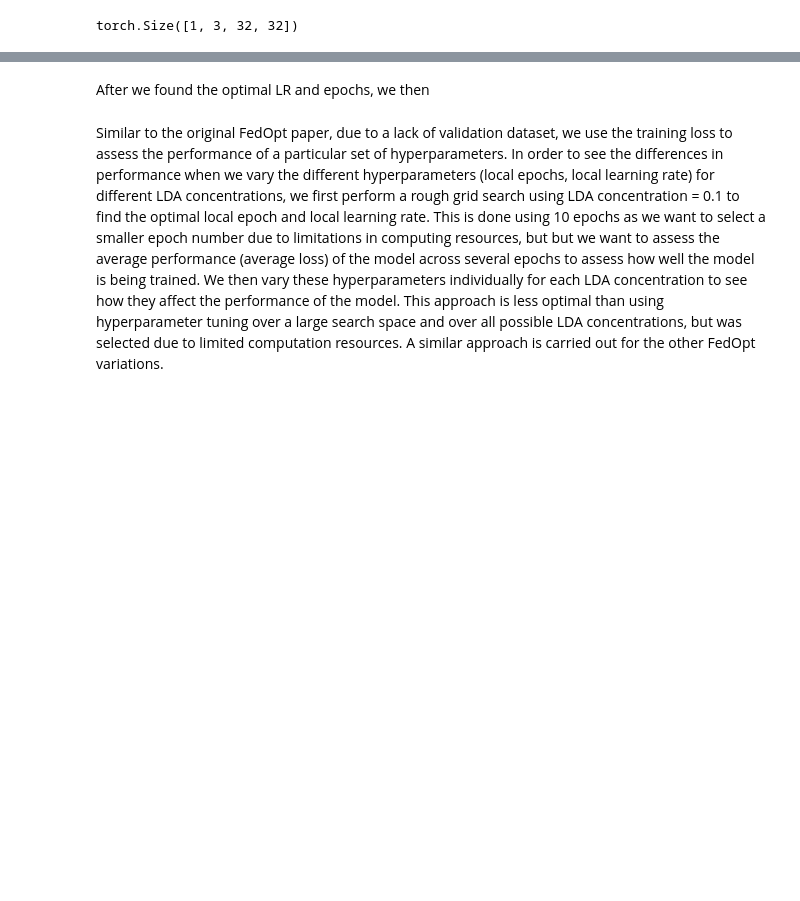
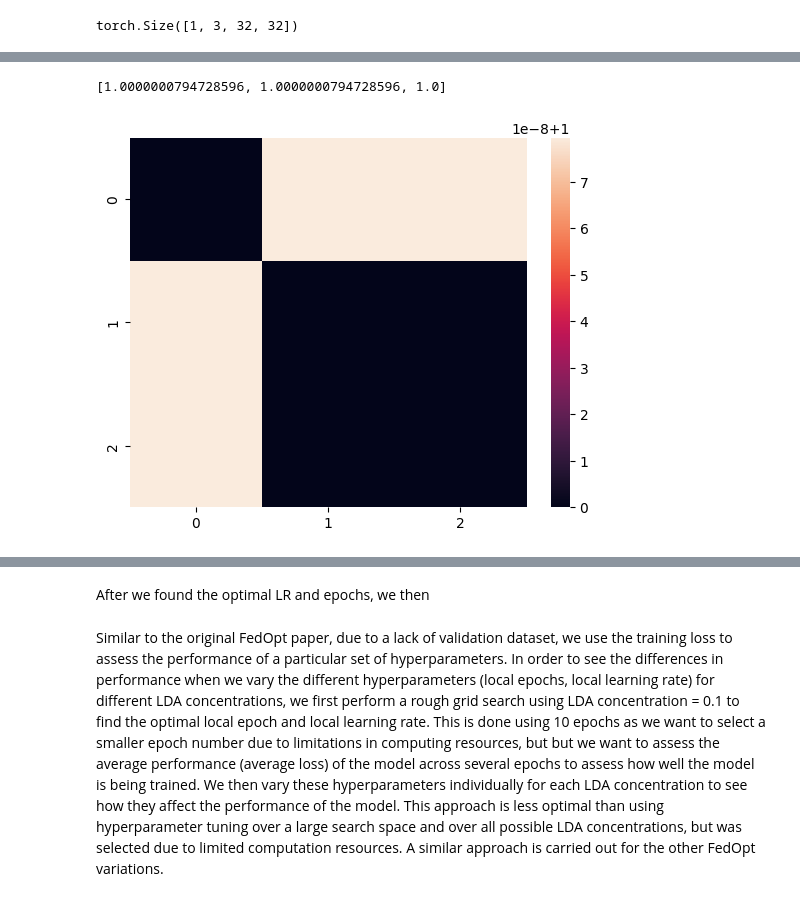
Before and after one commit to Tyv217/L361-Federated-Learning, a Jupyter notebook: projects/project.ipynb, the cells around one changed output, grey strips where cells are left out. Drawn from its saved outputs; the diff is of its cells as text; code cells hidden in the pictures; blank space fills up the shorter version.

```diff
--- a/projects/project.ipynb
+++ b/projects/project.ipynb
@@ -2180,6 +2180,61 @@ fedadam_activation1_lda=0.1 [[0.20296174 0.25898436 0.25844142 0.2270164  0.2474
   0.         0.         0.         0.         0.         0.
   0.         0.         0.        ]]
 [figure]
+# %%
+from numpy.linalg import norm
+
+def cosine_similarity(arr1, arr2):
+  return np.sum(arr1 * arr2) / (norm(arr1) * norm(arr2))
+
+def compare_activations_pairwise(activations1, activations2, score_fn = cosine_similarity):
+  if(isinstance(activations1, dict)):
+    output = {}
+    for key in activations1.keys():
+      activations1_vals = activations1[key]
+      activations2_vals = activations2[key]
+      count = 0.
+      total = 0.
+      for act1, act2 in zip(activations1_vals, activations2_vals):
+        count += 1
+        total += score_fn(activations1_vals, activations2_vals)
+      output[key] = count / total
+    return output
+  else:
+    return score_fn(activations1, activations2)
+
+similarities = []
+
+for i in range(len(lda_concentrations)):
+  params = fifty_round_hist_fedadam[lda_concentration_string[i]][0][-1]
+  params = params[1]
+  generator = get_network_generator_cnn()
+  # params = parameters_to_ndarrays(params)
+  model = set_model_parameters(generator(), params)
+  activations1 = model.get_activations(noise)
+  for j in range(i+1, len(lda_concentrations)):
+    params2 = fifty_round_hist_fedadam[lda_concentration_string[j]][0][-1]
+    params2 = params2[1]
+    generator = get_network_generator_cnn()
+    # params = parameters_to_ndarrays(params)
+    model2 = set_model_parameters(generator(), params)
+    activations2 = model2.get_activations(noise)
+    cosine_similarity = 0.
+    for key in activations1.keys():
+      val1 = activations1[key]
+      val1 = np.mean(val1[0], axis=-1)
+      val2 = activations2[key]
+      val2 = np.mean(val2[0], axis=-1)
+      cosine_similarity += compare_activations_pairwise(val1, val2)
+    similarities.append(cosine_similarity / len(activations1))
+similarities
+# %% [output]
+[1.0000000794728596, 1.0000000794728596, 1.0]
+# %%
+similarities_plot = [[1,similarities[0], similarities[1]],[similarities[0], 1, similarities[2]],[similarities[1], similarities[2], 1]]
+sns.heatmap(similarities_plot)
+plt.show()
+# %% [output]
+[figure, added]
 # %%
 from flwr.common import parameters_to_ndarrays
 similarities_with_original = []
```
Also changed, not shown: parts of 11 cells of this notebook.
